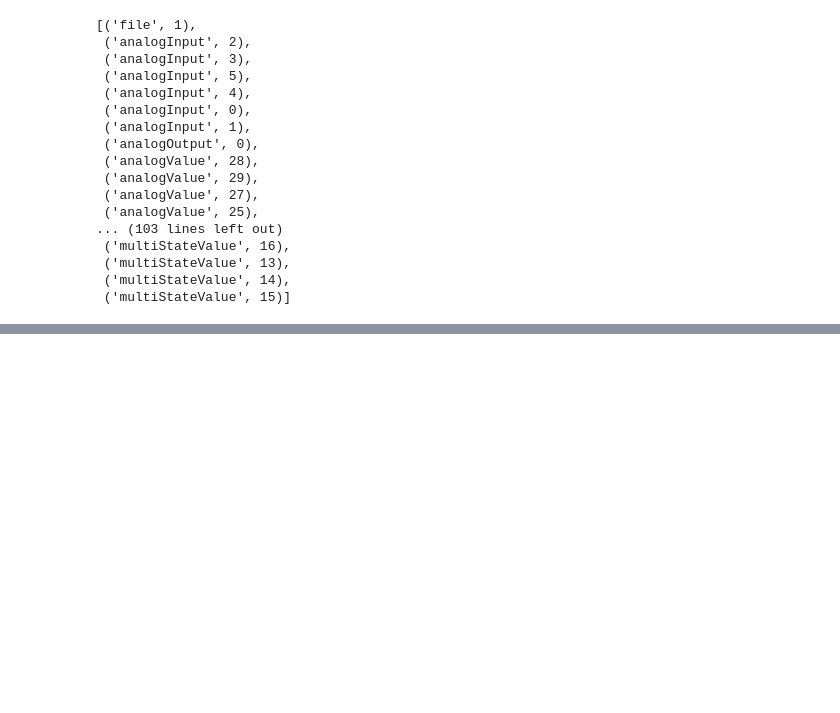
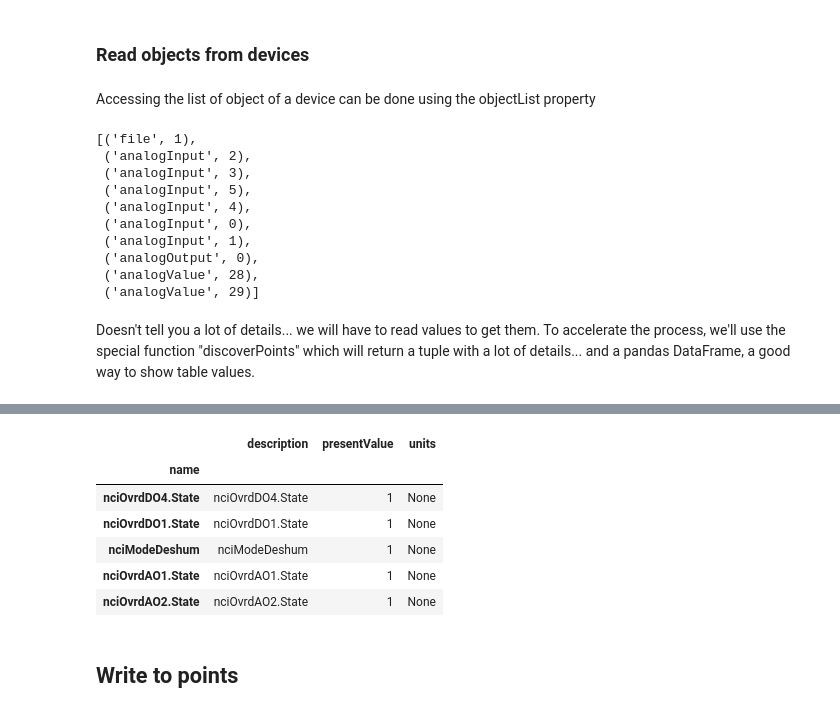
Before and after one commit to ChristianTremblay/BAC0, a Jupyter notebook: Jupyter/BAC0.ipynb, the cells around one changed output, grey strips where cells are left out. Cells and saved outputs as stored; diff of their text form; code cells hidden in the pictures; blank space fills up the shorter version.

Commit message:
Re-write of the Notebook so it becomes a kind of tutorial
Signed-off-by: Christian Tremblay, ing. <christian.tremblay@servisys.com>

```diff
--- a/Jupyter/BAC0.ipynb
+++ b/Jupyter/BAC0.ipynb
@@ -68,0 +20,9 @@ bacnet.readMultiple('2:5 device 5 protocolServicesSupported')
+# %%
+import BAC0
+
+# You will need to define your local IP address (which is in the same subnet than the devices you're communicating with.
+myIPAddr = '192.168.210.63'
+
+bacnet = BAC0.ReadWriteScript(localIPAddr = myIPAddr)
+
+# Wait for the app to start
@@ -69,5 +77,10 @@ bacnet.readMultiple('2:5 device 5 protocolServicesSupported')
+# %% [markdown]
+### Read objects from devices
+# %% [markdown]
+Accessing the list of object of a device can be done using the objectList property
 # %%
-bacnet.read('2:5 device 5 objectList')
+# Let's print the first 10 objects...
+bacnet.read('2:5 device 5 objectList')[:10]
 # %% [output]
 [('file', 1),
  ('analogInput', 2),
@@ -78,17 +91,29 @@ bacnet.read('2:5 device 5 objectList')
  ('analogInput', 1),
  ('analogOutput', 0),
  ('analogValue', 28),
- ('analogValue', 29),
- ('analogValue', 27),
- ('analogValue', 25),
-... (103 lines left out)
- ('multiStateValue', 16),
- ('multiStateValue', 13),
- ('multiStateValue', 14),
- ('multiStateValue', 15)]
+ ('analogValue', 29)]
+# %% [markdown]
+Doesn't tell you a lot of details... we will have to read values to get them. To accelerate the process, we'll use the special function "discoverPoints" which will return a tuple with a lot of details... and a pandas DataFrame, a good way to show table values.
 # %%
 from BAC0.core.functions.discoverPoints import discoverPoints
 r = discoverPoints(bacnet,('2:5'))
 # %% [output]
 Found FX14 0005
 [interactive output not drawn]
+# %%
+# r is now a tuple with device name, protocole services supported array, objectList and a DataFrame
+# Let's print the head of the DataFrame, you can see that variables have been read
+
+pointsTable = r[3]
+
+pointsTable.tail()
+# %% [output]
+|  | description | presentValue | units |
+| name |  |  |  |
+| nciOvrdDO4.State | nciOvrdDO4.State | 1 | None |
+| nciOvrdDO1.State | nciOvrdDO1.State | 1 | None |
+| nciModeDeshum | nciModeDeshum | 1 | None |
+| nciOvrdAO1.State | nciOvrdAO1.State | 1 | None |
+| nciOvrdAO2.State | nciOvrdAO2.State | 1 | None |
+# %% [markdown]
+## Write to points
```
Also changed, not shown: parts of 23 cells of this notebook.
